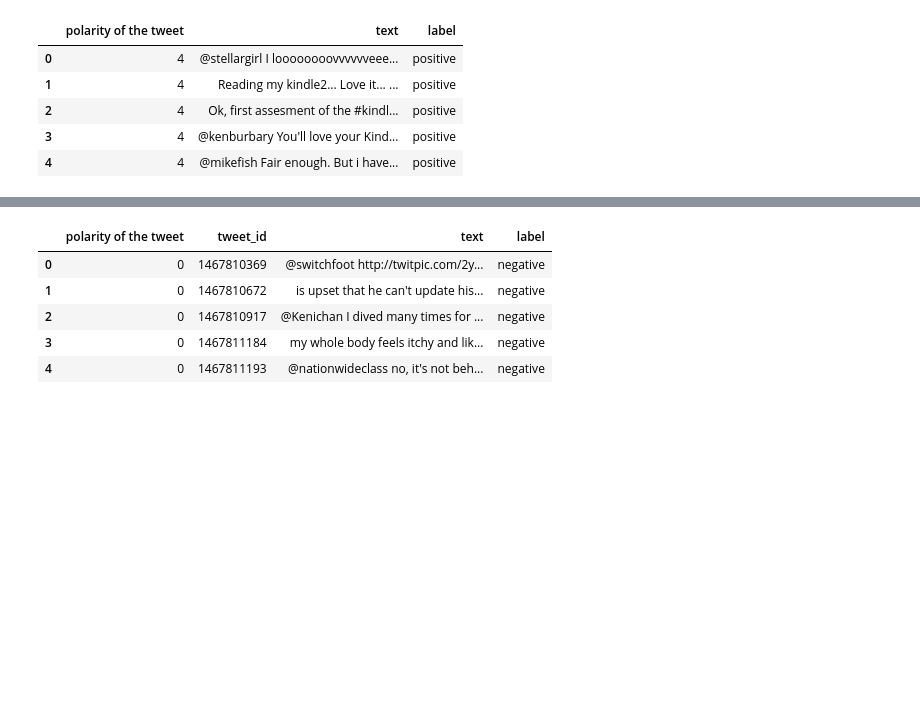
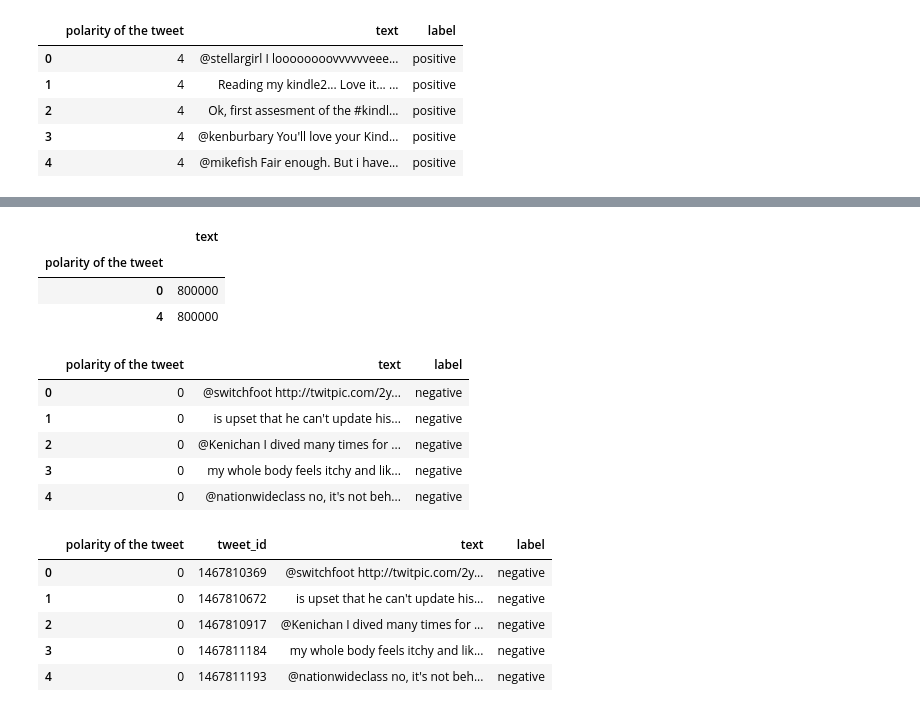
Before and after one commit to alsandiego/uci_dataanalyticsbootcamp_FinalProject, a Jupyter notebook: Untitled1.ipynb, the cells around one changed output, grey strips where cells are left out. Cells and saved outputs as stored; diff of their text form; code cells hidden in the pictures; blank space fills up the shorter version.

```diff
--- a/Untitled1.ipynb
+++ b/Untitled1.ipynb
@@ -79,0 +87,3 @@ train_df.head()
+# %%
+train_df_filtered = train_df[train_df['polarity of the tweet'].isin([0, 4])]
+train_df_filtered.head()
@@ -79,0 +97,22 @@ train_df.head()
+# %%
+train_df_filtered.groupby('polarity of the tweet').count()
+# %% [output]
+|  | text |
+| polarity of the tweet |  |
+| 0 | 800000 |
+| 4 | 800000 |
+# %%
+conditions_filtered = [
+    (train_df_filtered['polarity of the tweet'] == 0),
+    (train_df_filtered['polarity of the tweet'] == 2),
+    (train_df_filtered['polarity of the tweet'] == 4)]
+choices_filtered = ['negative', 'neutral', 'positive']
+train_df_filtered['label'] = np.select(conditions_filtered, choices_filtered)
+train_df_filtered.head()
+# %% [output]
+|  | polarity of the tweet | text | label |
+| 0 | 0 | @switchfoot http://twitpic.com/2y... | negative |
+| 1 | 0 | is upset that he can't update his... | negative |
+| 2 | 0 | @Kenichan I dived many times for ... | negative |
+| 3 | 0 | my whole body feels itchy and lik... | negative |
+| 4 | 0 | @nationwideclass no, it's not beh... | negative |
```
Also changed, not shown: parts of 15 cells of this notebook, 10 other files.
